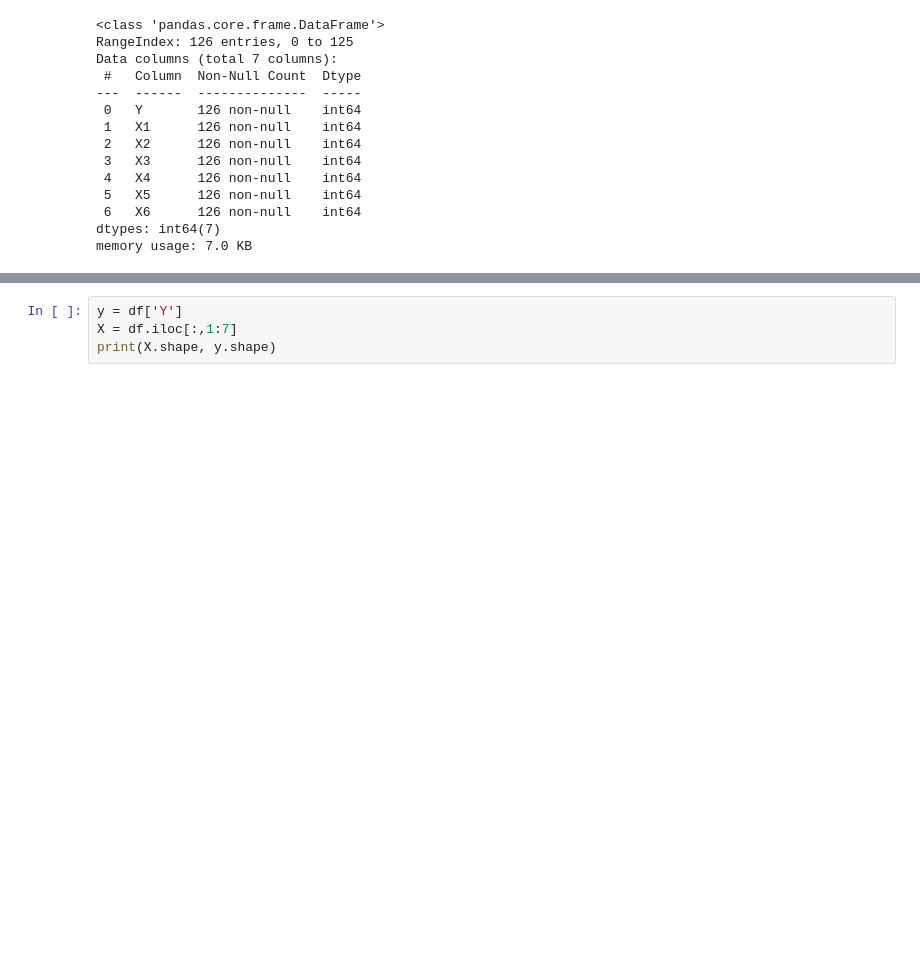
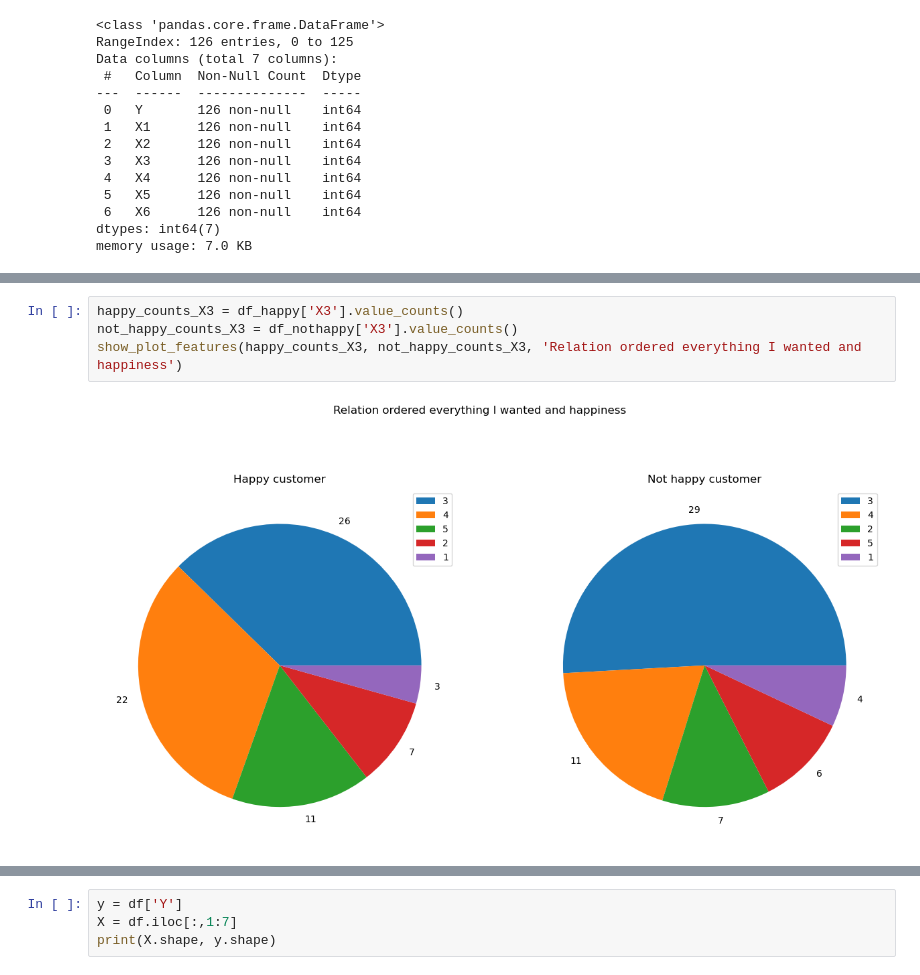
Before and after one commit to chiara89/mFi8znFt4ZE6Spwv, a Jupyter notebook: happyCustomerModel.ipynb, the cells around one changed output, grey strips where cells are left out. Drawn from its saved outputs; the diff is of its cells as text; blank space fills up the shorter version.

```diff
--- a/happyCustomerModel.ipynb
+++ b/happyCustomerModel.ipynb
@@ -77,0 +154,6 @@ memory usage: 7.0 KB
+# %%
+happy_counts_X3 = df_happy['X3'].value_counts()
+not_happy_counts_X3 = df_nothappy['X3'].value_counts()
+show_plot_features(happy_counts_X3, not_happy_counts_X3, 'Relation ordered everything I wanted and happiness')
+# %% [output]
+[figure, added]
```
Also changed, not shown: parts of 23 cells of this notebook.
